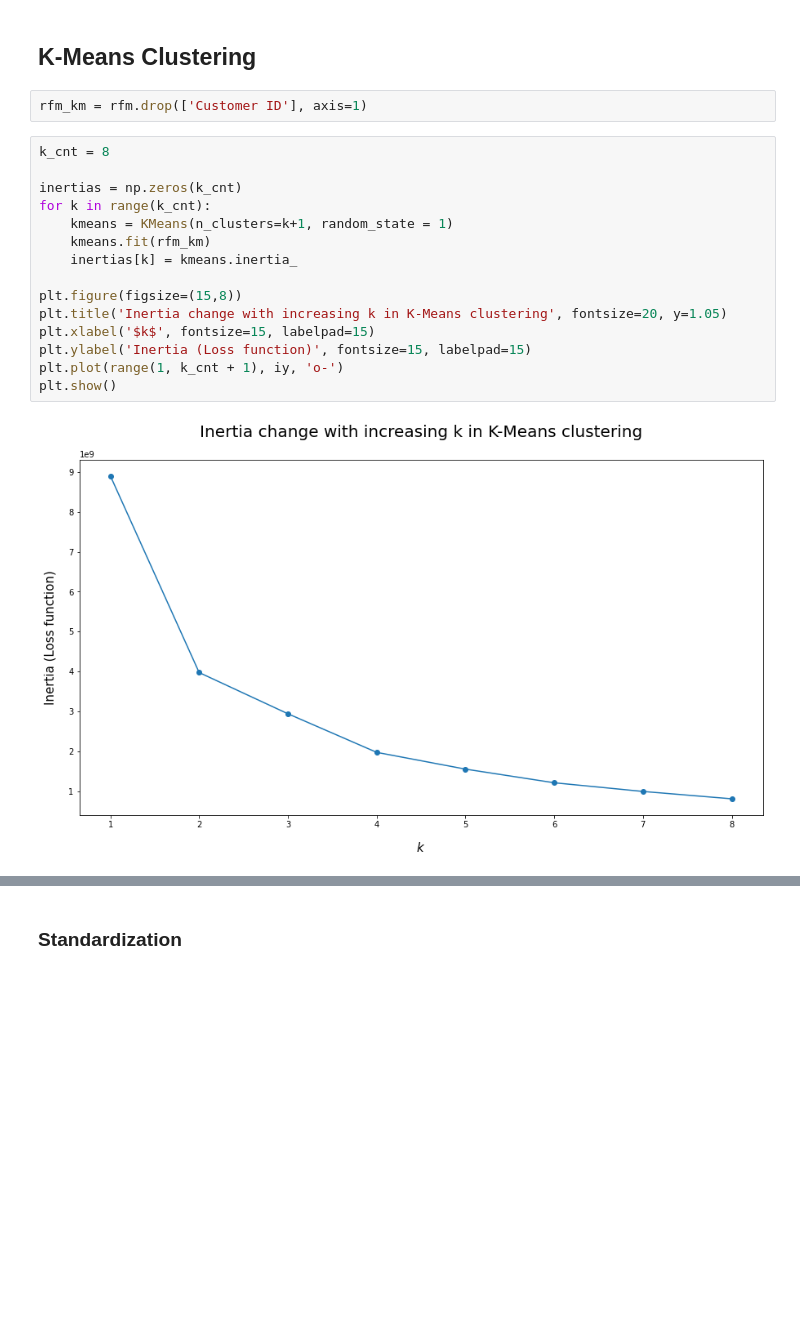
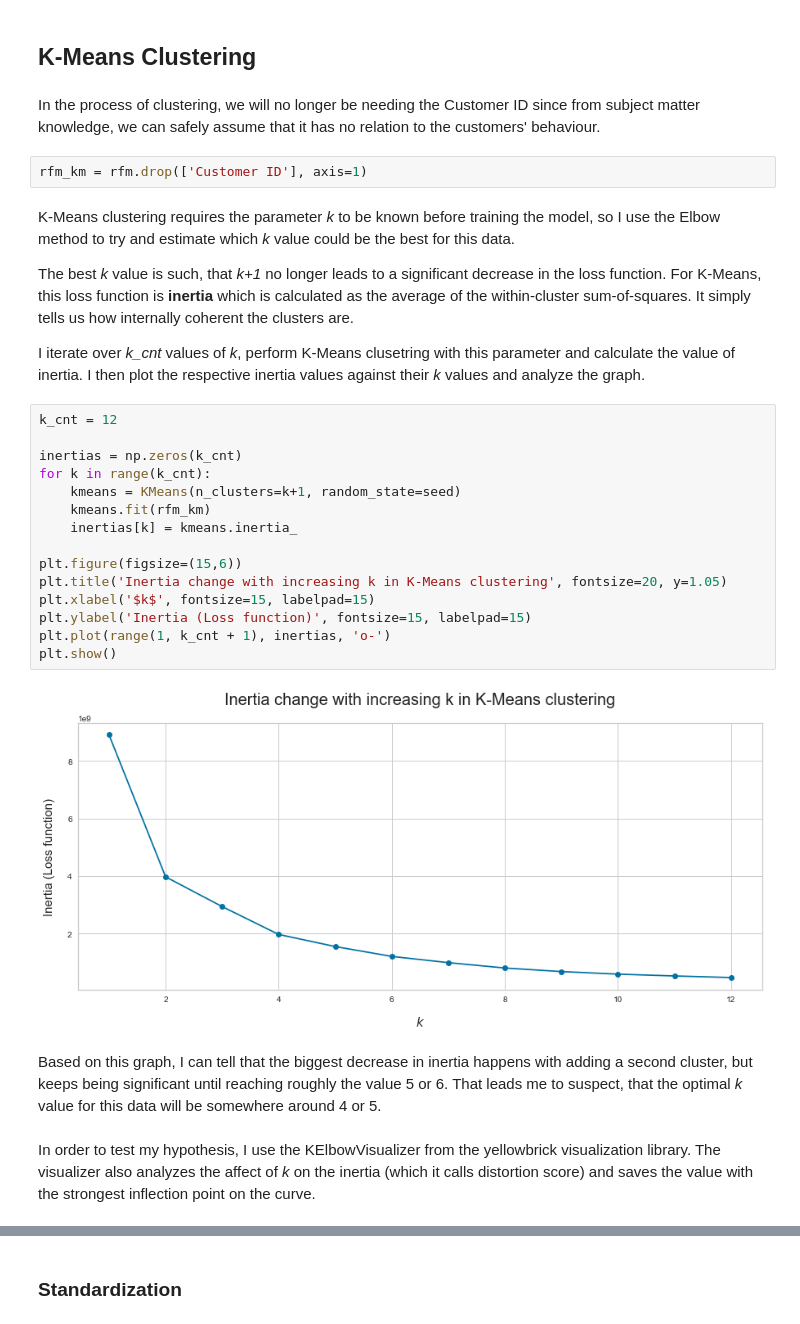
Before and after one commit to chododom/BI-VZD, a Jupyter notebook: 03/homework_03_B201.ipynb, the cells around one changed output, grey strips where cells are left out. Drawn from its saved outputs; the diff is of its cells as text; blank space fills up the shorter version.

```diff
--- a/03/homework_03_B201.ipynb
+++ b/03/homework_03_B201.ipynb
@@ -175,22 +176,34 @@ display_side_by_side(rfm.sort_values('Recency').tail(15)[['Customer ID', 'Recenc
 | 6223 | 4912 | 21392.38 |
 # %% [markdown]
 ## K-Means Clustering
+# %% [markdown]
+In the process of clustering, we will no longer be needing the Customer ID since from subject matter knowledge, we can safely assume that it has no relation to the customers' behaviour.
 # %%
 rfm_km = rfm.drop(['Customer ID'], axis=1)
+# %% [markdown]
+K-Means clustering requires the parameter *k* to be known before training the model, so I use the Elbow method to try and estimate which *k* value could be the best for this data.
+
+The best *k* value is such, that *k+1* no longer leads to a significant decrease in the loss function. For K-Means, this loss function is **inertia** which is calculated as the average of the within-cluster sum-of-squares. It simply tells us how internally coherent the clusters are.
+
+I iterate over *k_cnt* values of *k*, perform K-Means clusetring with this parameter and calculate the value of inertia. I then plot the respective inertia values against their *k* values and analyze the graph.
 # %%
-k_cnt = 8
+k_cnt = 12
 
 inertias = np.zeros(k_cnt)
 for k in range(k_cnt):
-    kmeans = KMeans(n_clusters=k+1, random_state = 1)
+    kmeans = KMeans(n_clusters=k+1, random_state=seed)
     kmeans.fit(rfm_km)
     inertias[k] = kmeans.inertia_
 
-plt.figure(figsize=(15,8))
+plt.figure(figsize=(15,6))
 plt.title('Inertia change with increasing k in K-Means clustering', fontsize=20, y=1.05)
 plt.xlabel('$k$', fontsize=15, labelpad=15)
 plt.ylabel('Inertia (Loss function)', fontsize=15, labelpad=15)
-plt.plot(range(1, k_cnt + 1), iy, 'o-')
+plt.plot(range(1, k_cnt + 1), inertias, 'o-')
 plt.show()
 # %% [output]
-[figure, old version]
+[figure, new version]
+# %% [markdown]
+Based on this graph, I can tell that the biggest decrease in inertia happens with adding a second cluster, but keeps being significant until reaching roughly the value 5 or 6. That leads me to suspect, that the optimal *k* value for this data will be somewhere around 4 or 5.
+# %% [markdown]
+In order to test my hypothesis, I use the KElbowVisualizer from the yellowbrick visualization library. The visualizer also analyzes the affect of *k* on the inertia (which it calls distortion score) and saves the value with the strongest inflection point on the curve.
```
Also changed, not shown: parts of 44 cells of this notebook.
